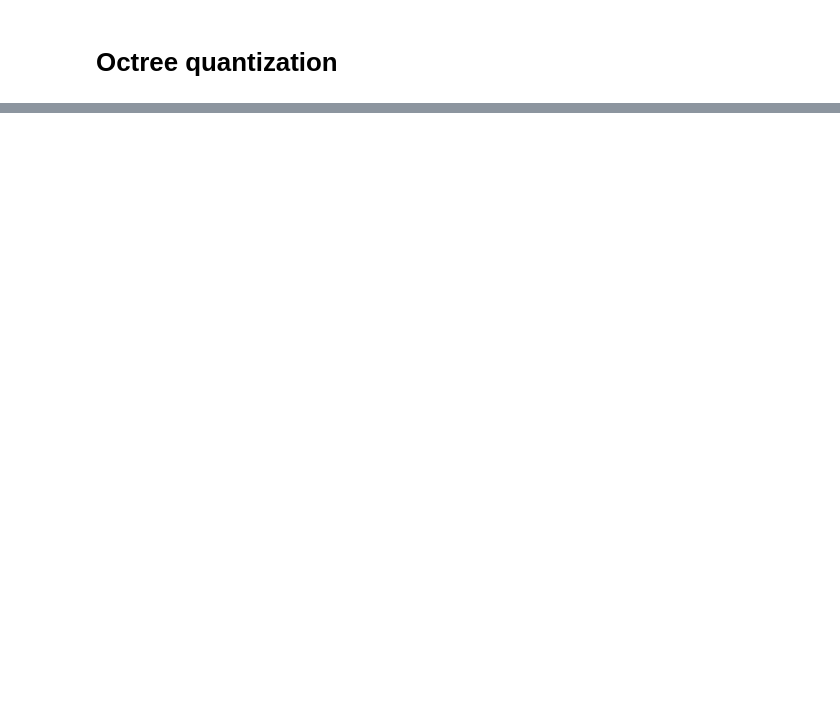
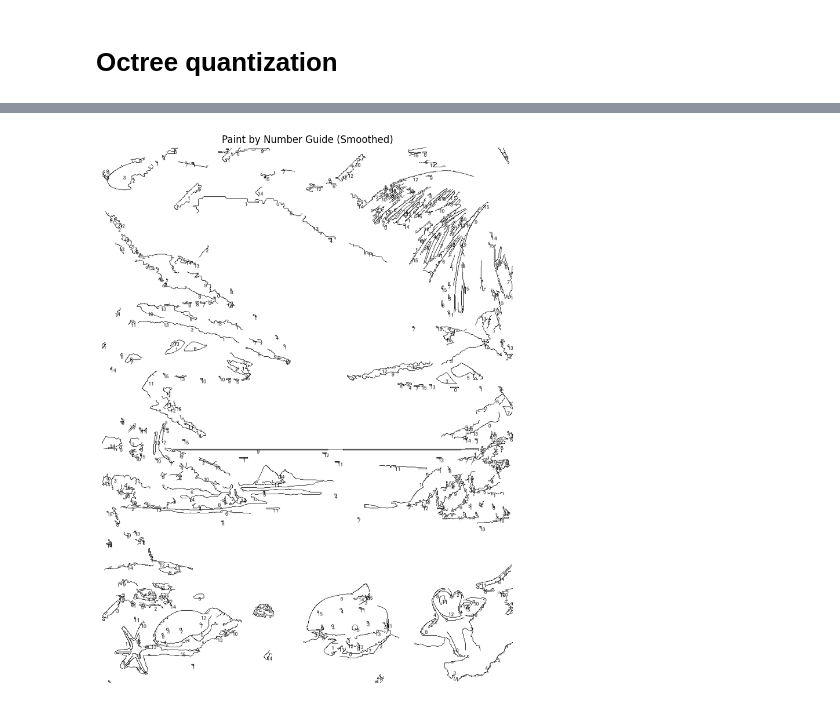
Before and after one commit to RomanZberg/mnz, a Jupyter notebook: notebooks/octree_quantizer/octree_quantization.ipynb, the cells around one changed output, grey strips where cells are left out. Drawn from its saved outputs; the diff is of its cells as text; code cells hidden in the pictures; blank space fills up the shorter version.

```diff
--- a/notebooks/octree_quantizer/octree_quantization.ipynb
+++ b/notebooks/octree_quantizer/octree_quantization.ipynb
@@ -65,0 +70,57 @@ plt.show()
+# %%
+import cv2
+import numpy as np
+from PIL import Image, ImageDraw
+
+def auto_canny_thresholds(gray_image, sigma=0.33):
+    """Automatically determine Canny thresholds based on image content."""
+    v = np.median(gray_image)
+    lower = int(max(0, (1.0 - sigma) * v))
+    upper = int(min(255, (1.0 + sigma) * v))
+    return lower, upper
+
+
+# Convert quantized image to grayscale (cv2 needs 8-bit)
+gray = cv2.cvtColor(np.array(quantized_image), cv2.COLOR_RGB2GRAY)
+
+
+# Get adaptive thresholds
+lower, upper = auto_canny_thresholds(gray)
+
+# 1. Canny Edge Detection
+edges = cv2.Canny(gray, lower, upper)
+
+
+# 2. Find Contours
+contours, _ = cv2.findContours(edges, cv2.RETR_EXTERNAL, cv2.CHAIN_APPROX_SIMPLE)
+
+# 3. Create white canvas
+canvas = np.ones_like(gray) * 255  # white background
+
+# 4. Filter and draw only large contours
+min_area = 5  # adjust this value based on your scale
+for cnt in contours:
+    if cv2.contourArea(cnt) > min_area:
+        cv2.drawContours(canvas, [cnt], -1, (0), 1)  # black line, 1px thick
+
+# 5. Convert back to PIL image for numbering (optional)
+paint_by_number_img = Image.fromarray(canvas).convert("RGB")
+draw = ImageDraw.Draw(paint_by_number_img)
+
+font = ImageFont.load_default()  # Or remove if default font is fine
+
+for i, cnt in enumerate(contours):
+    if cv2.contourArea(cnt) > min_area:
+        M = cv2.moments(cnt)
+        if M["m00"] != 0:
+            cX = int(M["m10"] / M["m00"])
+            cY = int(M["m01"] / M["m00"])
+            draw.text((cX, cY), str(i % num_colors), fill=(0, 0, 0))  # Numbering by color bucket
+
+plt.figure(figsize=(12, 12))
+plt.imshow(paint_by_number_img)
+plt.title("Paint by Number Guide (Smoothed)")
+plt.axis("off")
+plt.show()
+# %% [output]
+[figure, added]
```
Also changed, not shown: parts of 2 cells of this notebook, 3 other files.
